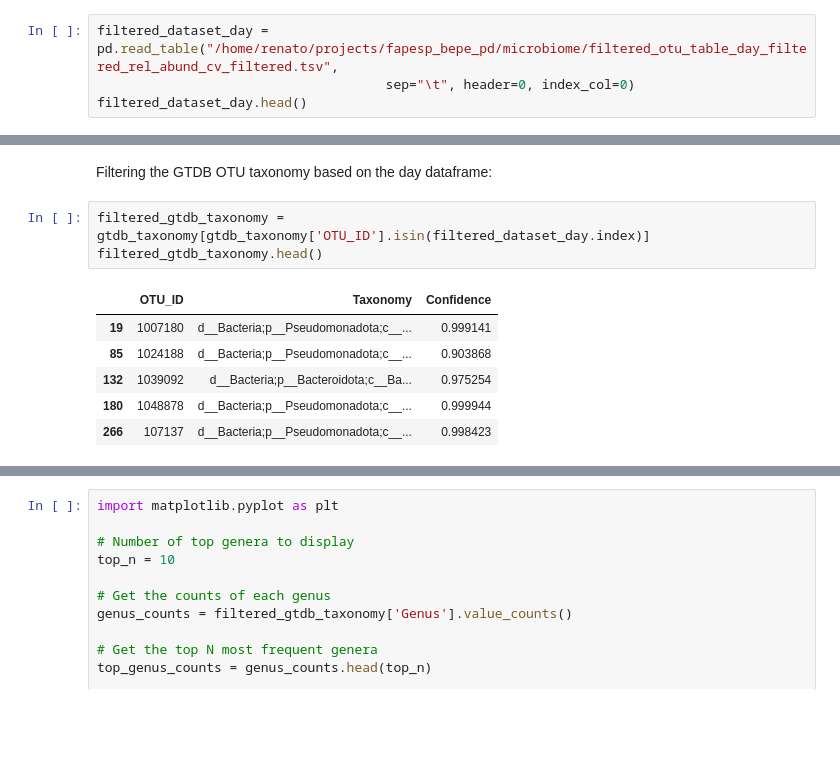
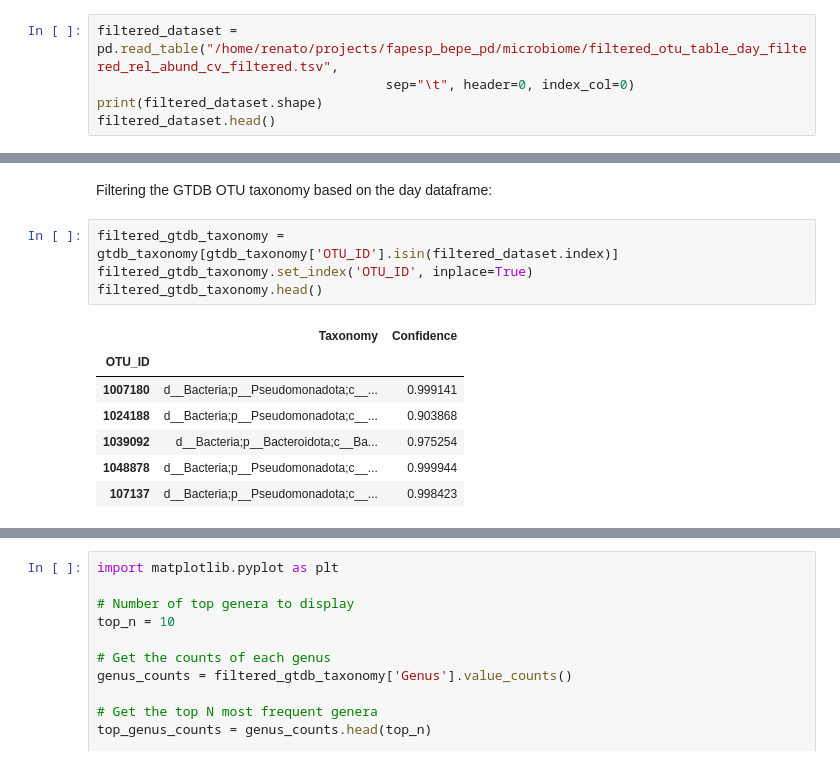
Before and after one commit to labbces/maize_transcriptome_microbiome_diurnal_periods, a Jupyter notebook: microbiome/microbial_taxonomy.ipynb, the cells around one changed output, grey strips where cells are left out. Saved outputs shown, nothing was run; the diff lists cells and outputs as text; blank space fills up the shorter version.

Commit message:
Exploiting microbial taxonomy

```diff
--- a/microbiome/microbial_taxonomy.ipynb
+++ b/microbiome/microbial_taxonomy.ipynb
@@ -16,7 +16,8 @@ greengenes_taxonomy.columns = ['OTU_ID', 'Taxonomy', 'Confidence', 'Rank']
 gtdb_taxonomy = pd.read_table("/home/renato/projects/fapesp_bepe_pd/microbiome/gtdb_taxonomy.tsv", sep="\t", header=None)
 gtdb_taxonomy.columns = ['OTU_ID', 'Taxonomy', 'Confidence']
 # %%
-filtered_dataset_day = pd.read_table("/home/renato/projects/fapesp_bepe_pd/microbiome/filtered_otu_table_day_filtered_rel_abund_cv_filtered.tsv",
+filtered_dataset = pd.read_table("/home/renato/projects/fapesp_bepe_pd/microbiome/filtered_otu_table_day_filtered_rel_abund_cv_filtered.tsv",
                                      sep="\t", header=0, index_col=0)
-filtered_dataset_day.head()
+print(filtered_dataset.shape)
+filtered_dataset.head()
 # %% [output]
@@ -31,15 +33,17 @@ filtered_dataset_day.head()
 # %% [markdown]
 Filtering the GTDB OTU taxonomy based on the day dataframe:
 # %%
-filtered_gtdb_taxonomy = gtdb_taxonomy[gtdb_taxonomy['OTU_ID'].isin(filtered_dataset_day.index)]
+filtered_gtdb_taxonomy = gtdb_taxonomy[gtdb_taxonomy['OTU_ID'].isin(filtered_dataset.index)]
+filtered_gtdb_taxonomy.set_index('OTU_ID', inplace=True)
 filtered_gtdb_taxonomy.head()
 # %% [output]
-|  | OTU_ID | Taxonomy | Confidence |
-| 19 | 1007180 | d__Bacteria;p__Pseudomonadota;c__... | 0.999141 |
-| 85 | 1024188 | d__Bacteria;p__Pseudomonadota;c__... | 0.903868 |
-| 132 | 1039092 | d__Bacteria;p__Bacteroidota;c__Ba... | 0.975254 |
-| 180 | 1048878 | d__Bacteria;p__Pseudomonadota;c__... | 0.999944 |
-| 266 | 107137 | d__Bacteria;p__Pseudomonadota;c__... | 0.998423 |
+|  | Taxonomy | Confidence |
+| OTU_ID |  |  |
+| 1007180 | d__Bacteria;p__Pseudomonadota;c__... | 0.999141 |
+| 1024188 | d__Bacteria;p__Pseudomonadota;c__... | 0.903868 |
+| 1039092 | d__Bacteria;p__Bacteroidota;c__Ba... | 0.975254 |
+| 1048878 | d__Bacteria;p__Pseudomonadota;c__... | 0.999944 |
+| 107137 | d__Bacteria;p__Pseudomonadota;c__... | 0.998423 |
 # %%
 def extract_genus(taxonomy):
     fields = taxonomy.split(';')
```
Also changed, not shown: parts of 29 cells of this notebook.
